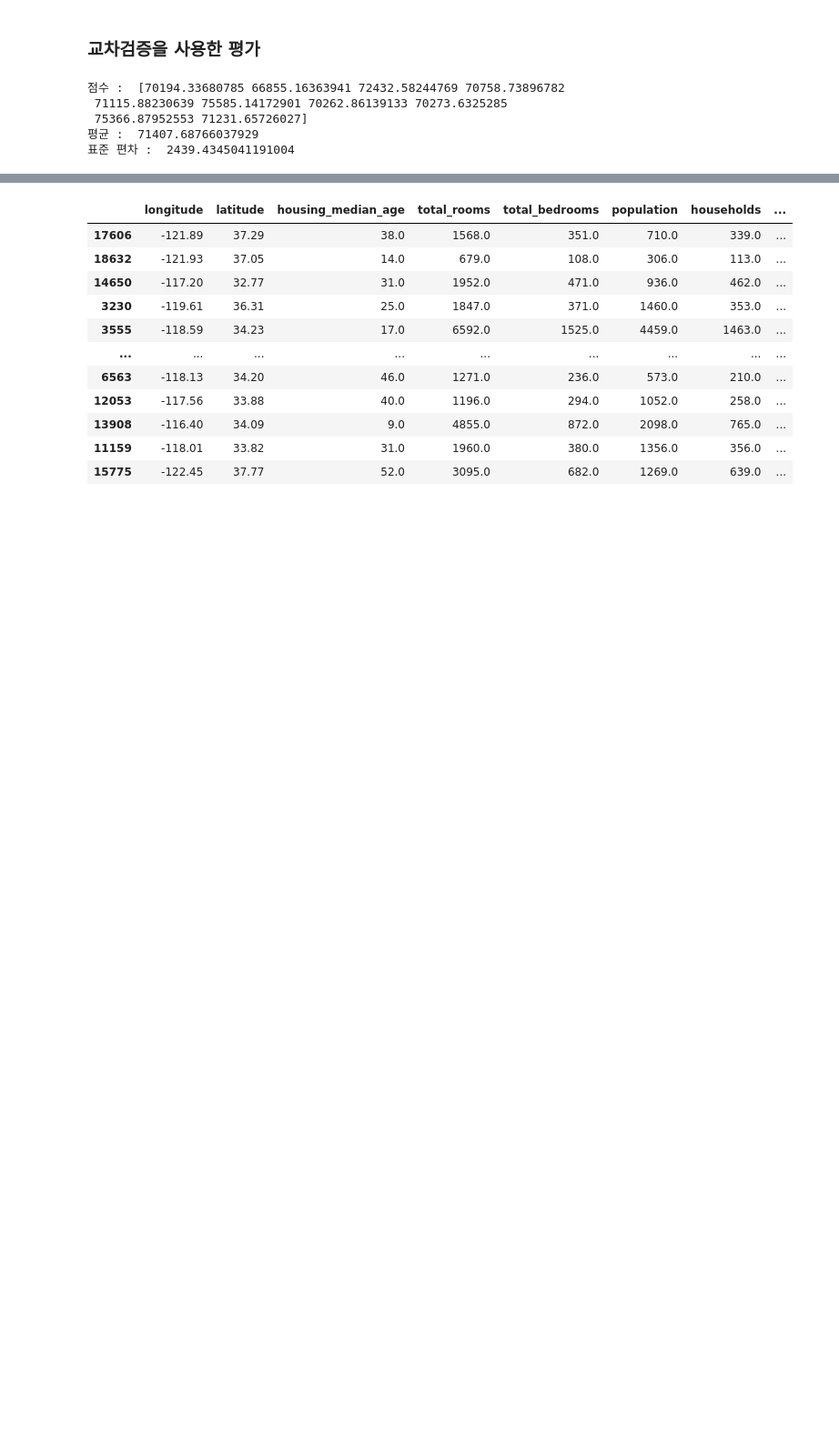
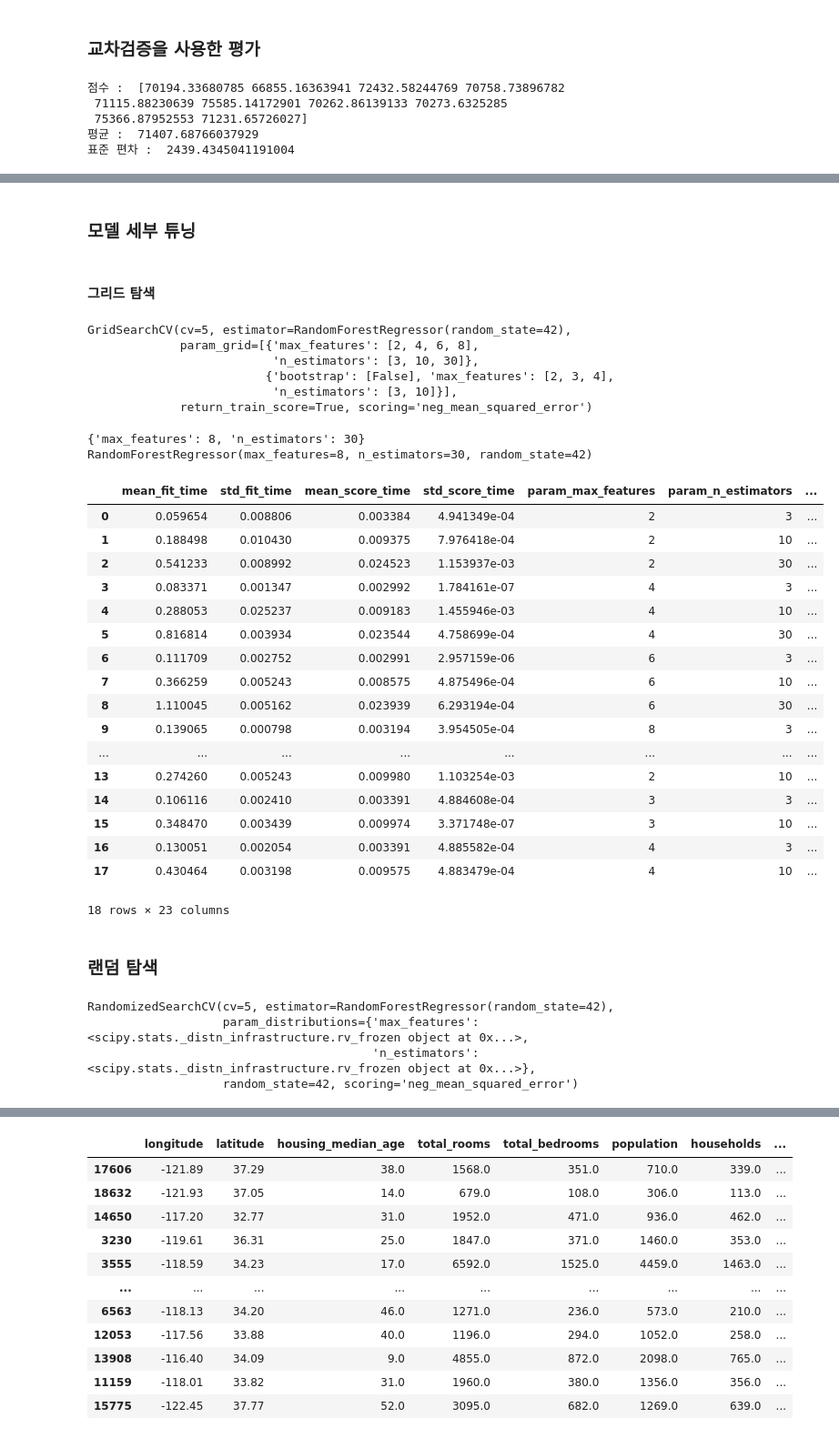
Before and after one commit to Seuleeee/Learn_DataScience, a Jupyter notebook: jhs_20200728_데이터처리입문.ipynb, the cells around one changed output, grey strips where cells are left out. Shown at 91% size. Saved outputs shown, nothing was run; the diff lists cells and outputs as text; code cells hidden in the pictures; blank space fills up the shorter version.

Commit message:
2020 0729 검증, Random Forest 적용

```diff
--- a/jhs_20200728_데이터처리입문.ipynb
+++ b/jhs_20200728_데이터처리입문.ipynb
@@ -648,0 +655,3 @@ display_scores(lin_rmse_scores)
+# %%
+forest_reg = RandomForestRegressor(n_estimators=100, random_state=42)
+forest_reg.fit(housing_prepared, housing_labels)
@@ -648,0 +679,4 @@ display_scores(lin_rmse_scores)
+# %% [markdown]
+### 모델 세부 튜닝
+# %% [markdown]
+#### 그리드 탐색
@@ -648,0 +685,48 @@ display_scores(lin_rmse_scores)
+# %%
+param_grid = [
+    {'n_estimators' : [3, 10, 30], 'max_features' : [2, 4, 6, 8]},
+    {'bootstrap' : [False], 'n_estimators':[3, 10], 'max_features' : [2, 3, 4]},
+]
+
+forest_reg = RandomForestRegressor(random_state=42)
+
+grid_search = GridSearchCV(forest_reg, param_grid, cv=5,
+                          scoring='neg_mean_squared_error',
+                          return_train_score=True)
+grid_search.fit(housing_prepared, housing_labels)
+# %% [output]
+GridSearchCV(cv=5, estimator=RandomForestRegressor(random_state=42),
+             param_grid=[{'max_features': [2, 4, 6, 8],
+                          'n_estimators': [3, 10, 30]},
+                         {'bootstrap': [False], 'max_features': [2, 3, 4],
+                          'n_estimators': [3, 10]}],
+             return_train_score=True, scoring='neg_mean_squared_error')
+# %%
+print(grid_search.best_params_)
+print(grid_search.best_estimator_)
+# %% [output]
+{'max_features': 8, 'n_estimators': 30}
+RandomForestRegressor(max_features=8, n_estimators=30, random_state=42)
+# %%
+pd.DataFrame(grid_search.cv_results_)
+# %% [output]
+|  | mean_fit_time | std_fit_time | mean_score_time | std_score_time | param_max_features | param_n_estimators | ... |
+| 0 | 0.059654 | 0.008806 | 0.003384 | 4.941349e-04 | 2 | 3 | ... |
+| 1 | 0.188498 | 0.010430 | 0.009375 | 7.976418e-04 | 2 | 10 | ... |
+| 2 | 0.541233 | 0.008992 | 0.024523 | 1.153937e-03 | 2 | 30 | ... |
+| 3 | 0.083371 | 0.001347 | 0.002992 | 1.784161e-07 | 4 | 3 | ... |
+| 4 | 0.288053 | 0.025237 | 0.009183 | 1.455946e-03 | 4 | 10 | ... |
+| 5 | 0.816814 | 0.003934 | 0.023544 | 4.758699e-04 | 4 | 30 | ... |
+| 6 | 0.111709 | 0.002752 | 0.002991 | 2.957159e-06 | 6 | 3 | ... |
+| 7 | 0.366259 | 0.005243 | 0.008575 | 4.875496e-04 | 6 | 10 | ... |
+| 8 | 1.110045 | 0.005162 | 0.023939 | 6.293194e-04 | 6 | 30 | ... |
+| 9 | 0.139065 | 0.000798 | 0.003194 | 3.954505e-04 | 8 | 3 | ... |
+| ... | ... | ... | ... | ... | ... | ... | ... |
+| 13 | 0.274260 | 0.005243 | 0.009980 | 1.103254e-03 | 2 | 10 | ... |
+| 14 | 0.106116 | 0.002410 | 0.003391 | 4.884608e-04 | 3 | 3 | ... |
+| 15 | 0.348470 | 0.003439 | 0.009974 | 3.371748e-07 | 3 | 10 | ... |
+| 16 | 0.130051 | 0.002054 | 0.003391 | 4.885582e-04 | 4 | 3 | ... |
+| 17 | 0.430464 | 0.003198 | 0.009575 | 4.883479e-04 | 4 | 10 | ... |
+18 rows × 23 columns
+# %% [markdown]
+### 랜덤 탐색
@@ -648,0 +736,15 @@ display_scores(lin_rmse_scores)
+# %%
+param_distribs = {
+    'n_estimators' : randint(low=1, high=200),
+    'max_features' : randint(low=1, high=8),
+}
+
+forest_reg = RandomForestRegressor(random_state=42)
+rnd_search = RandomizedSearchCV(forest_reg, param_distributions=param_distribs,
+                               n_iter=10, cv=5, scoring='neg_mean_squared_error', random_state=42)
+rnd_search.fit(housing_prepared, housing_labels)
+# %% [output]
+RandomizedSearchCV(cv=5, estimator=RandomForestRegressor(random_state=42),
+                   param_distributions={'max_features': <scipy.stats._distn_infrastructure.rv_frozen object at 0x...>,
+                                        'n_estimators': <scipy.stats._distn_infrastructure.rv_frozen object at 0x...>},
+                   random_state=42, scoring='neg_mean_squared_error')
```
Also changed, not shown: parts of 22 cells of this notebook.
